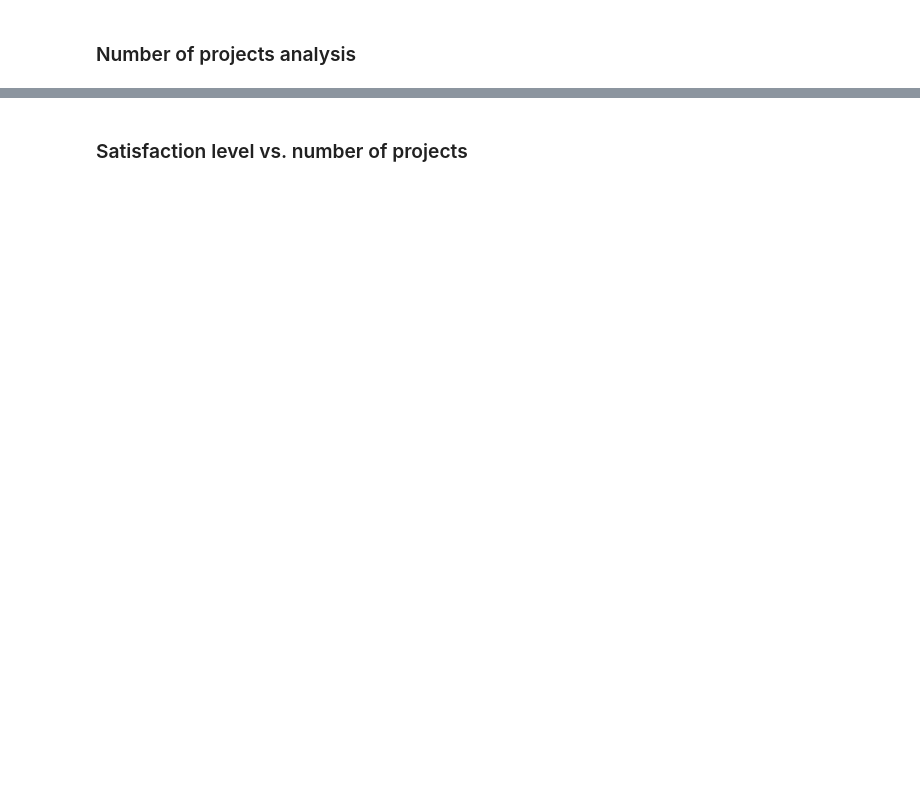
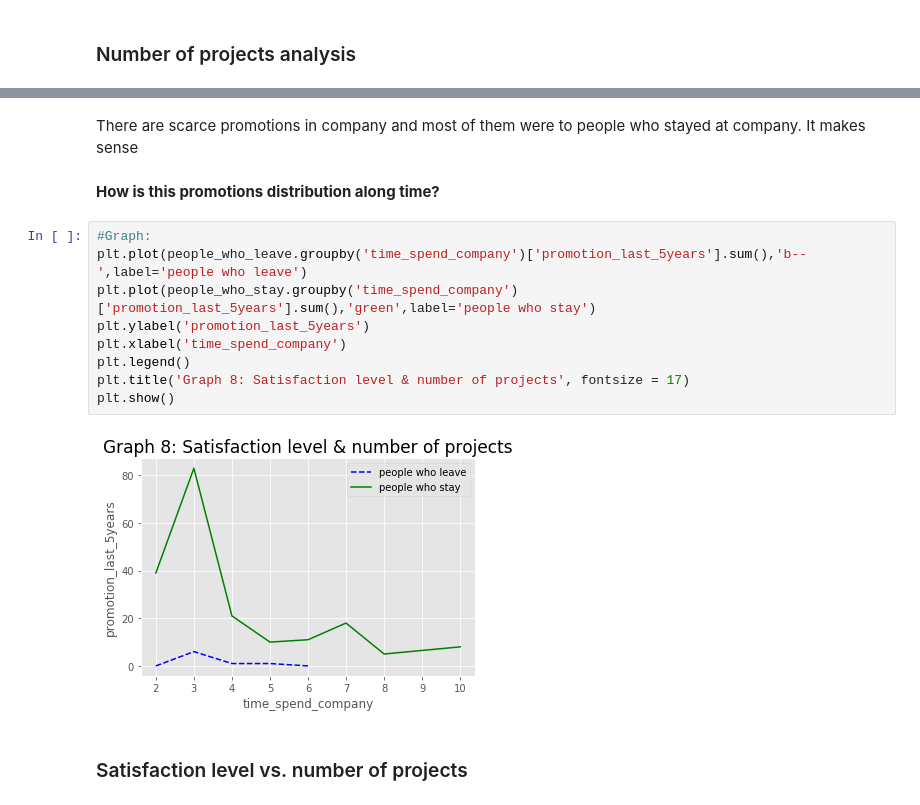
Before and after one commit to MariaGamero/TFM-ReasonsforEmployeeTurnover, a Jupyter notebook: 0.DataScrubbing.ipynb, the cells around one changed output, grey strips where cells are left out. Saved outputs shown, nothing was run; the diff lists cells and outputs as text; blank space fills up the shorter version.

```diff
--- a/0.DataScrubbing.ipynb
+++ b/0.DataScrubbing.ipynb
@@ -489,3 +575,18 @@ Name: salary, dtype: int64
+# %% [markdown]
+There are scarce promotions in company and most of them were to people who stayed at company. It makes sense
+# %% [markdown]
+__How is this promotions distribution along time?__
+# %%
+#Graph:
+plt.plot(people_who_leave.groupby('time_spend_company')['promotion_last_5years'].sum(),'b--',label='people who leave')
+plt.plot(people_who_stay.groupby('time_spend_company')['promotion_last_5years'].sum(),'green',label='people who stay')
+plt.ylabel('promotion_last_5years')
+plt.xlabel('time_spend_company')
+plt.legend()
+plt.title('Graph 8: Satisfaction level & number of projects', fontsize = 17)
+plt.show()
+# %% [output]
+[figure, added]
 # %% [markdown]
 ### Satisfaction level vs. number of projects
 # %%
```
Also changed, not shown: parts of 19 cells of this notebook.
